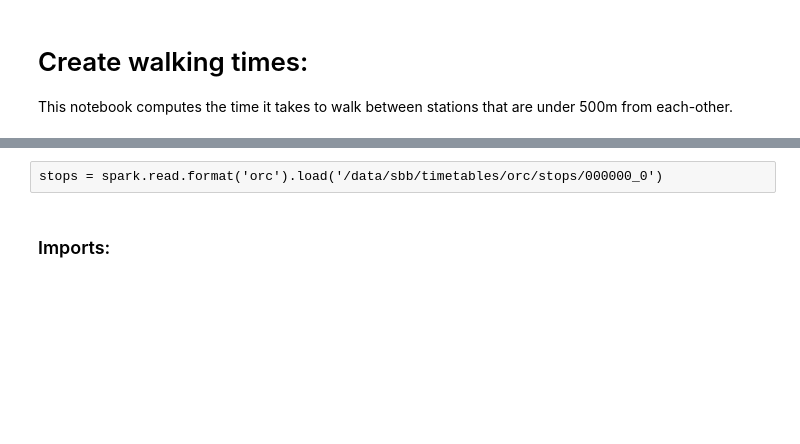
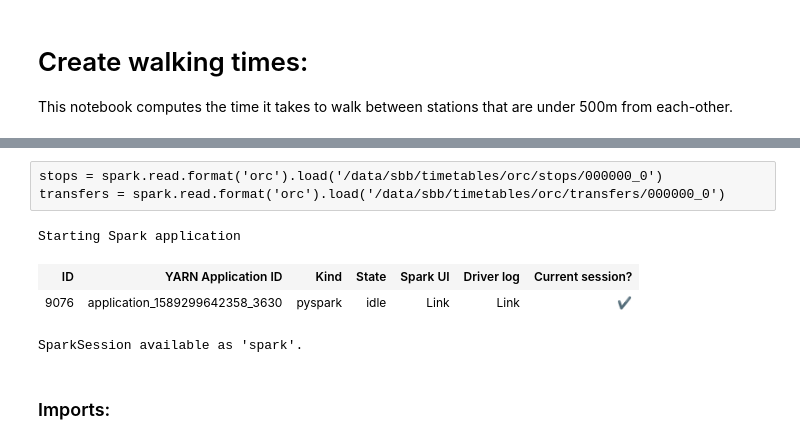
Before and after one commit to Gorzen/SBB-Planner, a Jupyter notebook: notebooks/create_walking_times.ipynb, the cells around one changed output, grey strips where cells are left out. Cells and saved outputs as stored; diff of their text form; blank space fills up the shorter version.

```diff
--- a/notebooks/create_walking_times.ipynb
+++ b/notebooks/create_walking_times.ipynb
@@ -12,5 +28,11 @@ A session has already been started. If you intend to recreate the session with n
 # %%
 stops = spark.read.format('orc').load('/data/sbb/timetables/orc/stops/000000_0')
+transfers = spark.read.format('orc').load('/data/sbb/timetables/orc/transfers/000000_0')
+# %% [output]
+Starting Spark application
+| ID | YARN Application ID | Kind | State | Spark UI | Driver log | Current session? |
+| 9076 | application_1589299642358_3630 | pyspark | idle | Link | Link | ✔ |
+SparkSession available as 'spark'.
 # %% [markdown]
 ### Imports:
 # %%
```
Also changed, not shown: parts of 17 cells of this notebook.
